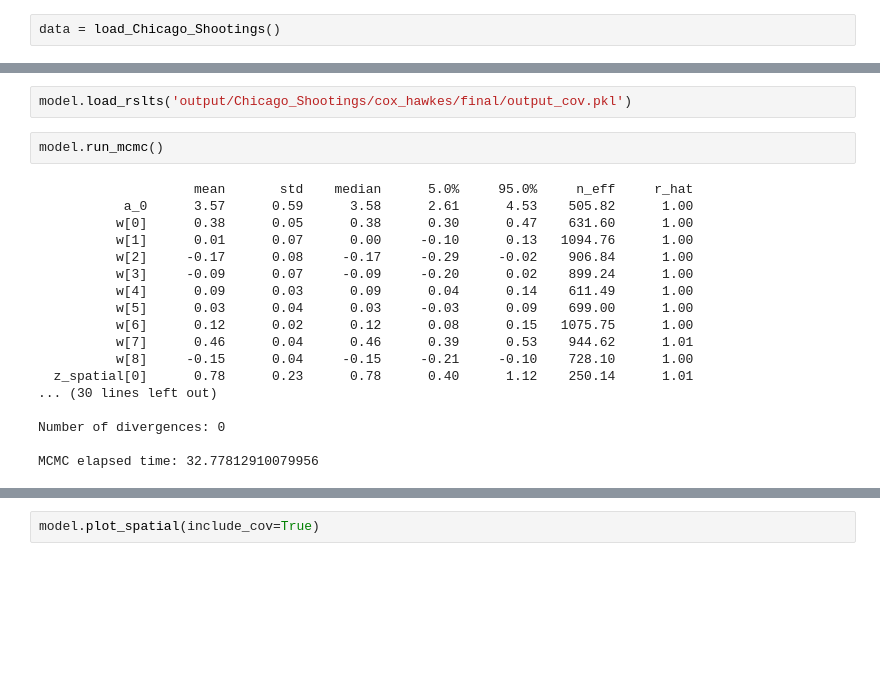
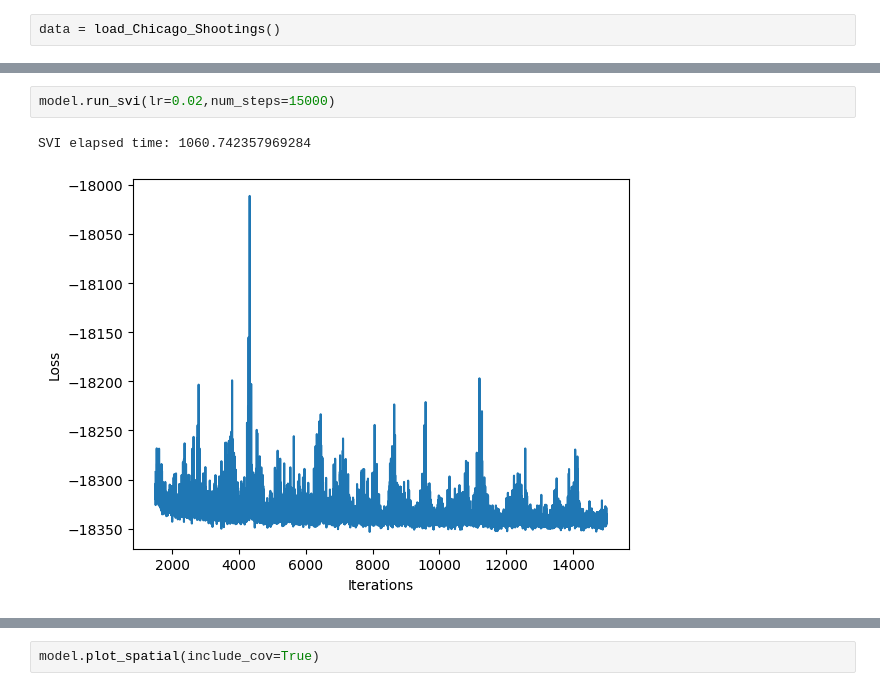
Before and after one commit to imanring/BSTPP, a Jupyter notebook: demo.ipynb, the cells around one changed output, grey strips where cells are left out. Saved outputs shown, nothing was run; the diff lists cells and outputs as text; blank space fills up the shorter version.

```diff
--- a/demo.ipynb
+++ b/demo.ipynb
@@ -42,28 +23,11 @@ WARNING:jax._src.lib.xla_bridge:No GPU/TPU found, falling back to CPU. (Set TF_C
   args['A_area'] = A.area.sum()/((A_[0,1]-A_[0,0])*(A_[1,1]-A_[1,0]))
 
   intersect['area'] = intersect.area/((A_[0,1]-A_[0,0])*(A_[1,1]-A_[1,0]))
-# %%
-model.load_rslts('output/Chicago_Shootings/cox_hawkes/final/output_cov.pkl')
 # %%
-model.run_mcmc()
+model.run_svi(lr=0.02,num_steps=15000)
 # %% [output]
-                    mean       std    median      5.0%     95.0%     n_eff     r_hat
-           a_0      3.57      0.59      3.58      2.61      4.53    505.82      1.00
-          w[0]      0.38      0.05      0.38      0.30      0.47    631.60      1.00
-          w[1]      0.01      0.07      0.00     -0.10      0.13   1094.76      1.00
-          w[2]     -0.17      0.08     -0.17     -0.29     -0.02    906.84      1.00
-          w[3]     -0.09      0.07     -0.09     -0.20      0.02    899.24      1.00
-          w[4]      0.09      0.03      0.09      0.04      0.14    611.49      1.00
-          w[5]      0.03      0.04      0.03     -0.03      0.09    699.00      1.00
-          w[6]      0.12      0.02      0.12      0.08      0.15   1075.75      1.00
-          w[7]      0.46      0.04      0.46      0.39      0.53    944.62      1.01
-          w[8]     -0.15      0.04     -0.15     -0.21     -0.10    728.10      1.00
-  z_spatial[0]      0.78      0.23      0.78      0.40      1.12    250.14      1.01
-... (30 lines left out)
-
-Number of divergences: 0
-
-MCMC elapsed time: 32.77812910079956
+SVI elapsed time: 1060.742357969284
+[figure, added]
 # %%
 model.log_expected_likelihood(data['events_2023'])
 # %% [output]
```
Also changed, not shown: parts of 8 cells of this notebook.
